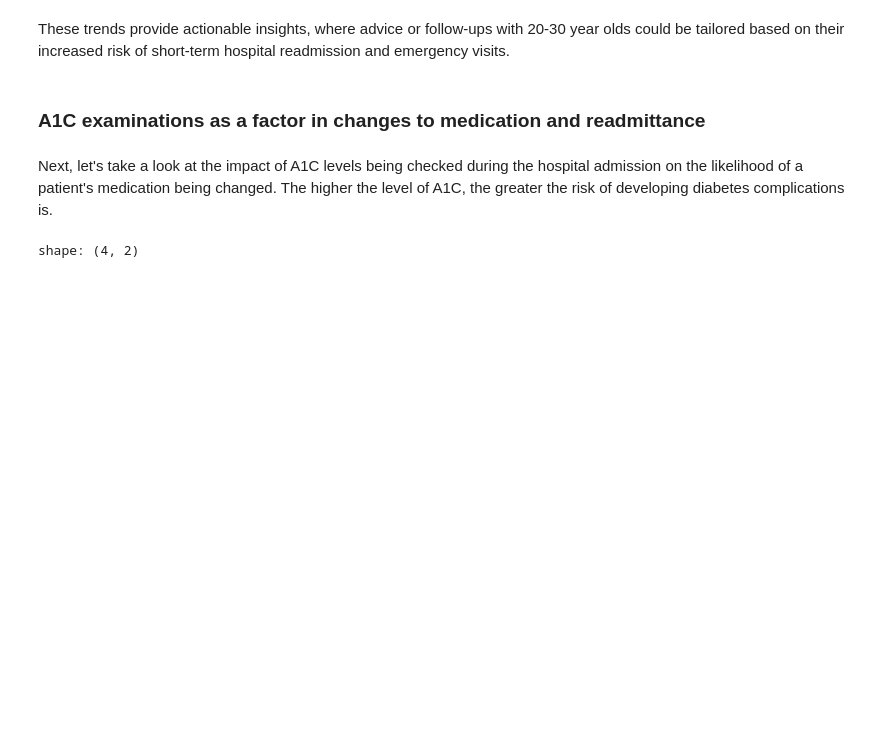
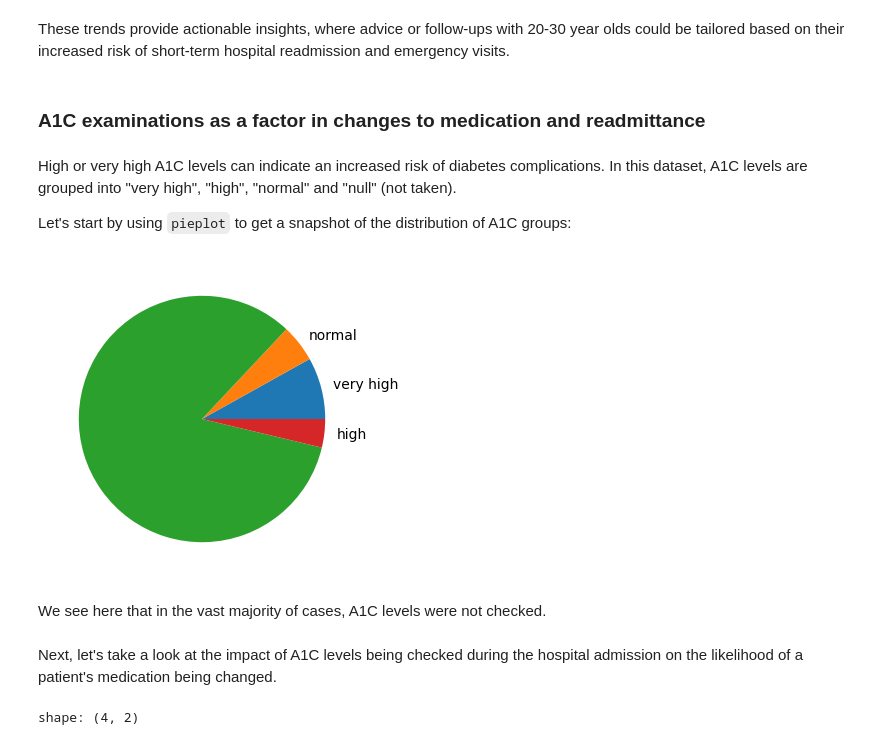
Before and after one commit to mithril-security/bastionlab, a Jupyter notebook: docs/docs/how-to-guides/diabetes_exploration.ipynb, the cells around one changed output. Cells and saved outputs as stored; diff of their text form; code cells hidden in the pictures; blank space fills up the shorter version.

```diff
--- a/docs/docs/how-to-guides/diabetes_exploration.ipynb
+++ b/docs/docs/how-to-guides/diabetes_exploration.ipynb
@@ -96,4 +119,4 @@ For this guide, we create a policy with the following configuration:
 from bastionlab.polars.policy import Policy, Aggregation, Reject
 
 # defining the dataset's privacy policy
-policy = Policy(Aggregation(min_agg_size=10), unsafe_handling=Reject(), savable=True)
+policy = Policy(Aggregation(min_agg_size=1), unsafe_handling=Reject(), savable=True)
@@ -514,8 +565,18 @@ rdf.barplot(x="age", y="number_emergency")
 These trends provide actionable insights, where advice or follow-ups with 20-30 year olds could be tailored based on their increased risk of short-term hospital readmission and emergency visits.
 # %% [markdown]
 ### A1C examinations as a factor in changes to medication and readmittance
+# %% [markdown]
+High or very high A1C levels can indicate an increased risk of diabetes complications. In this dataset, A1C levels are grouped into "very high", "high", "normal" and "null" (not taken).
+
+Let's start by using `pieplot` to get a snapshot of the distribution of A1C groups:
+# %%
+rdf.groupby("A1Cresult").agg(pl.count().alias("count")).pieplot(parts="count", labels="A1Cresult", key="False")
+# %% [output]
+[figure, added]
+# %% [markdown]
+We see here that in the vast majority of cases, A1C levels were not checked.
 # %% [markdown]
-Next, let's take a look at the impact of A1C levels being checked during the hospital admission on the likelihood of a patient's medication being changed. The higher the level of A1C, the greater the risk of developing diabetes complications is.
+Next, let's take a look at the impact of A1C levels being checked during the hospital admission on the likelihood of a patient's medication being changed.
 # %%
 # group data by A1C result group
 ret = rdf.groupby(pl.col("A1Cresult")).agg(
```
Also changed, not shown: parts of 29 cells of this notebook.
